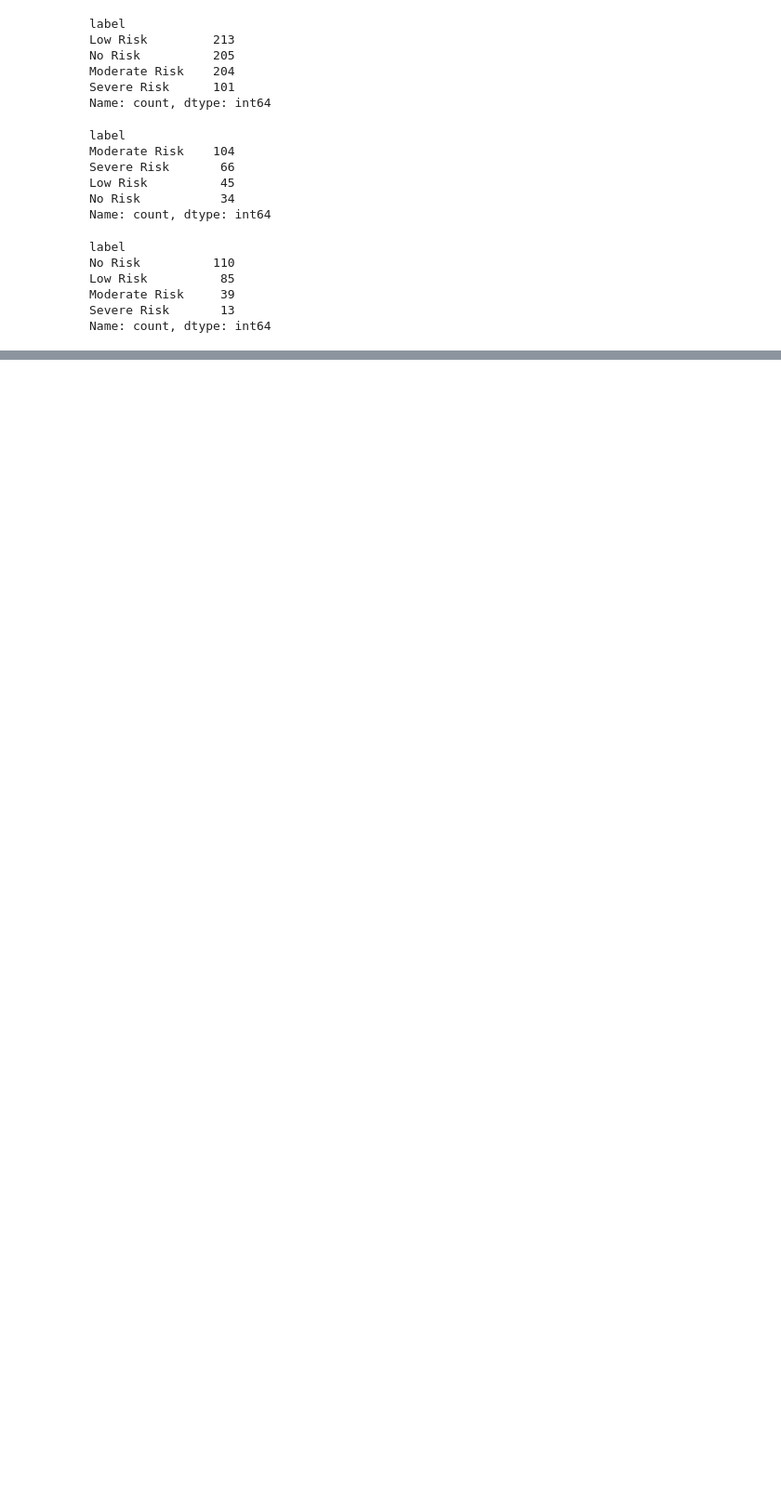
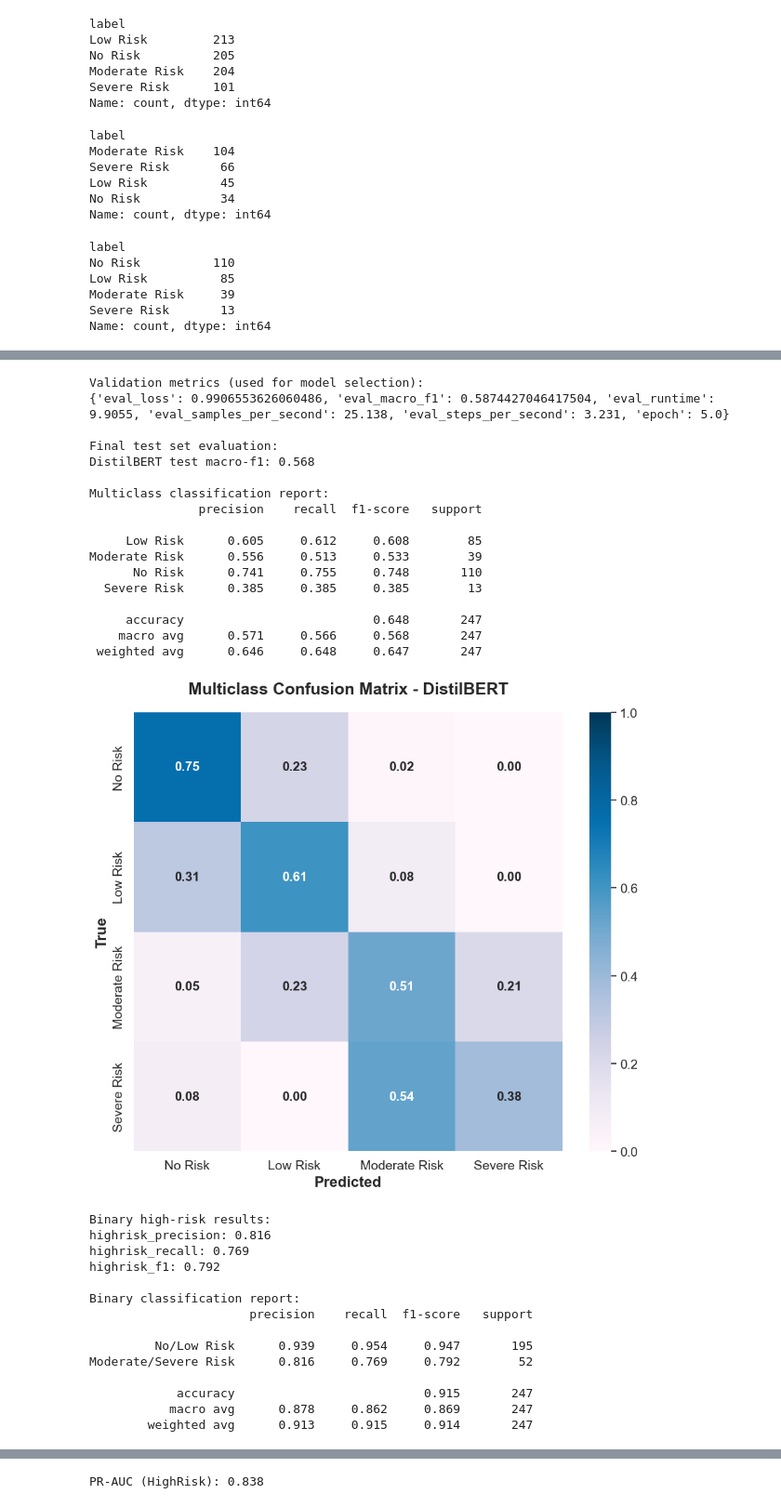
Before and after one commit to Social-Media-Help-Seeking-ML/pbanjara, a Jupyter notebook: model_training.ipynb, the cells around one changed output, grey strips where cells are left out. Shown at 93% size. Drawn from its saved outputs; the diff is of its cells as text; code cells hidden in the pictures; blank space fills up the shorter version.

```diff
--- a/model_training.ipynb
+++ b/model_training.ipynb
@@ -114,0 +575,17 @@ Classification Report:
+# %%
+trainer, model, tokenizer, probs, y_pred, y_test, label_map, label_id, run_name = train_bert_model(
+    df_train_set=df_train_set.copy(),
+    df_val_set=df_val_set.copy(),
+    df_test_set=df_test_set.copy(),
+    model_name="distilbert-base-uncased",
+    run_name="DistilBERT",
+    output_dir="./distilbert_output",
+    learning_rate=3e-5,
+    weight_decay=0.03,
+    random_seed=SEED,
+)
+
+print("\nFinal test set evaluation:")
+evaluate_multiclass(y_test, y_pred, run_name, label_map, label_id)
+evaluate_binary_highrisk(y_test, y_pred, probs, run_name)
+# %% [output]
@@ -114,0 +603,32 @@ Classification Report:
+Validation metrics (used for model selection):
+{'eval_loss': 0.9906553626060486, 'eval_macro_f1': 0.5874427046417504, 'eval_runtime': 9.9055, 'eval_samples_per_second': 25.138, 'eval_steps_per_second': 3.231, 'epoch': 5.0}
+
+Final test set evaluation:
+DistilBERT test macro-f1: 0.568
+
+Multiclass classification report:
+               precision    recall  f1-score   support
+
+     Low Risk      0.605     0.612     0.608        85
+Moderate Risk      0.556     0.513     0.533        39
+      No Risk      0.741     0.755     0.748       110
+  Severe Risk      0.385     0.385     0.385        13
+
+     accuracy                          0.648       247
+    macro avg      0.571     0.566     0.568       247
+ weighted avg      0.646     0.648     0.647       247
+[figure, added]
+Binary high-risk results:
+highrisk_precision: 0.816
+highrisk_recall: 0.769
+highrisk_f1: 0.792
+
+Binary classification report:
+                      precision    recall  f1-score   support
+
+         No/Low Risk      0.939     0.954     0.947       195
+Moderate/Severe Risk      0.816     0.769     0.792        52
+
+            accuracy                          0.915       247
+           macro avg      0.878     0.862     0.869       247
+        weighted avg      0.913     0.915     0.914       247
@@ -114,0 +636 @@ Classification Report:
+PR-AUC (HighRisk): 0.838
```
Also changed, not shown: parts of 16 cells of this notebook, 15 other files.
